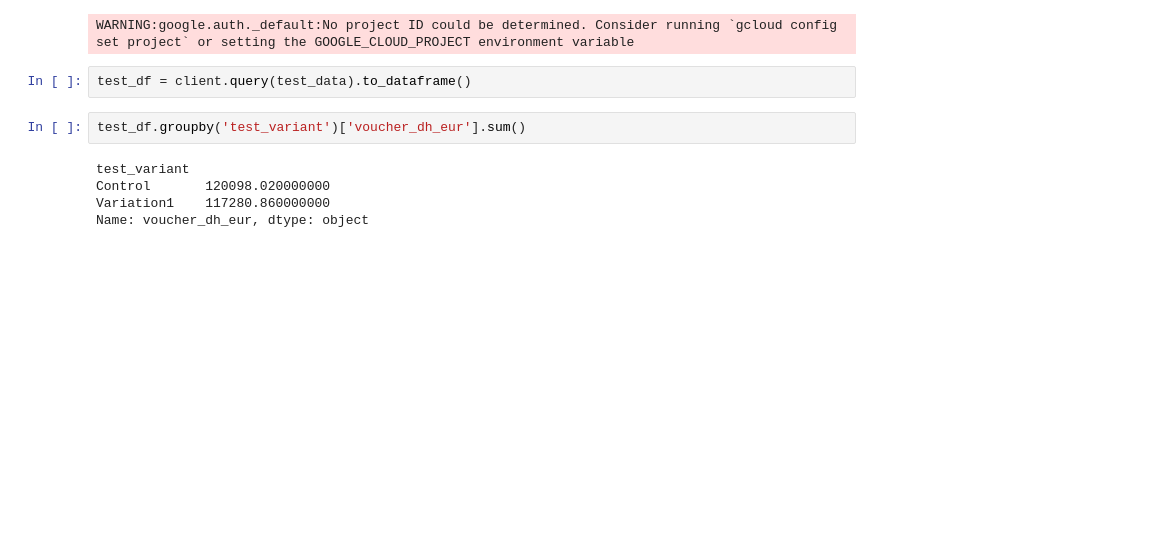
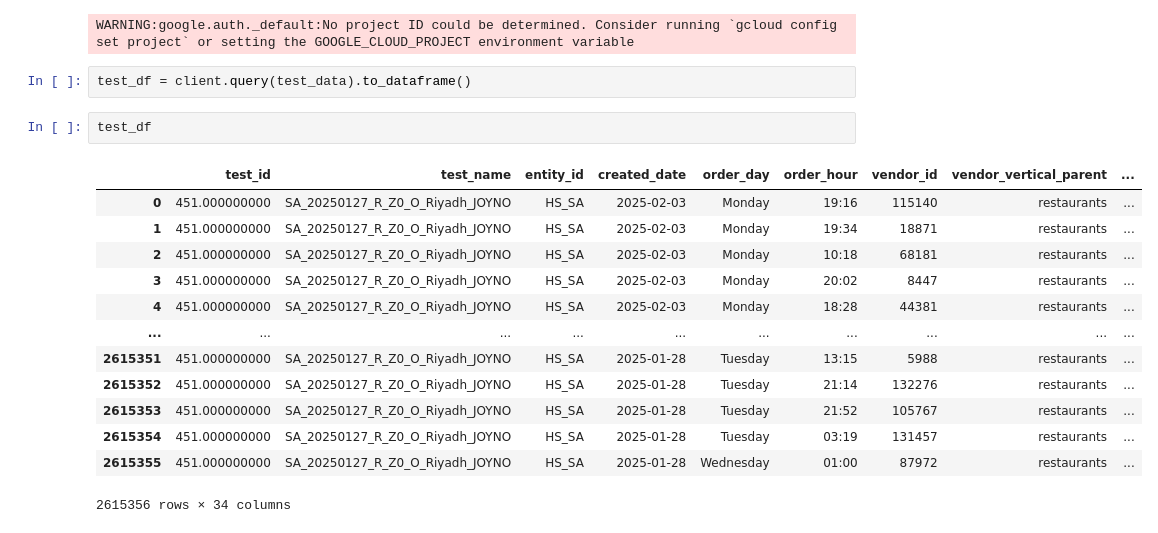
Before and after one commit to shazebasad-dh/https---github.com-deliveryhero-global_pricing, a Jupyter notebook: team/Shazeb/AD-HOC/hungerstation_joyno_analysis.ipynb, the cells around one changed output. Cells and saved outputs as stored; diff of their text form; blank space fills up the shorter version.

```diff
--- a/team/Shazeb/AD-HOC/hungerstation_joyno_analysis.ipynb
+++ b/team/Shazeb/AD-HOC/hungerstation_joyno_analysis.ipynb
@@ -77,10 +78,19 @@ except Exception as e:
 WARNING:google.auth._default:No project ID could be determined. Consider running `gcloud config set project` or setting the GOOGLE_CLOUD_PROJECT environment variable
 # %%
 test_df = client.query(test_data).to_dataframe()
-# %%
-test_df.groupby('test_variant')['voucher_dh_eur'].sum()
-# %% [output]
-test_variant
-Control       120098.020000000
-Variation1    117280.860000000
-Name: voucher_dh_eur, dtype: object
+# %%
+test_df
+# %% [output]
+|  | test_id | test_name | entity_id | created_date | order_day | order_hour | vendor_id | vendor_vertical_parent | ... |
+| 0 | 451.000000000 | SA_20250127_R_Z0_O_Riyadh_JOYNO | HS_SA | 2025-02-03 | Monday | 19:16 | 115140 | restaurants | ... |
+| 1 | 451.000000000 | SA_20250127_R_Z0_O_Riyadh_JOYNO | HS_SA | 2025-02-03 | Monday | 19:34 | 18871 | restaurants | ... |
+| 2 | 451.000000000 | SA_20250127_R_Z0_O_Riyadh_JOYNO | HS_SA | 2025-02-03 | Monday | 10:18 | 68181 | restaurants | ... |
+| 3 | 451.000000000 | SA_20250127_R_Z0_O_Riyadh_JOYNO | HS_SA | 2025-02-03 | Monday | 20:02 | 8447 | restaurants | ... |
+| 4 | 451.000000000 | SA_20250127_R_Z0_O_Riyadh_JOYNO | HS_SA | 2025-02-03 | Monday | 18:28 | 44381 | restaurants | ... |
+| ... | ... | ... | ... | ... | ... | ... | ... | ... | ... |
+| 2615351 | 451.000000000 | SA_20250127_R_Z0_O_Riyadh_JOYNO | HS_SA | 2025-01-28 | Tuesday | 13:15 | 5988 | restaurants | ... |
+| 2615352 | 451.000000000 | SA_20250127_R_Z0_O_Riyadh_JOYNO | HS_SA | 2025-01-28 | Tuesday | 21:14 | 132276 | restaurants | ... |
+| 2615353 | 451.000000000 | SA_20250127_R_Z0_O_Riyadh_JOYNO | HS_SA | 2025-01-28 | Tuesday | 21:52 | 105767 | restaurants | ... |
+| 2615354 | 451.000000000 | SA_20250127_R_Z0_O_Riyadh_JOYNO | HS_SA | 2025-01-28 | Tuesday | 03:19 | 131457 | restaurants | ... |
+| 2615355 | 451.000000000 | SA_20250127_R_Z0_O_Riyadh_JOYNO | HS_SA | 2025-01-28 | Wednesday | 01:00 | 87972 | restaurants | ... |
+2615356 rows × 34 columns
```
Also changed, not shown: parts of 4 cells of this notebook, 9 other files.
